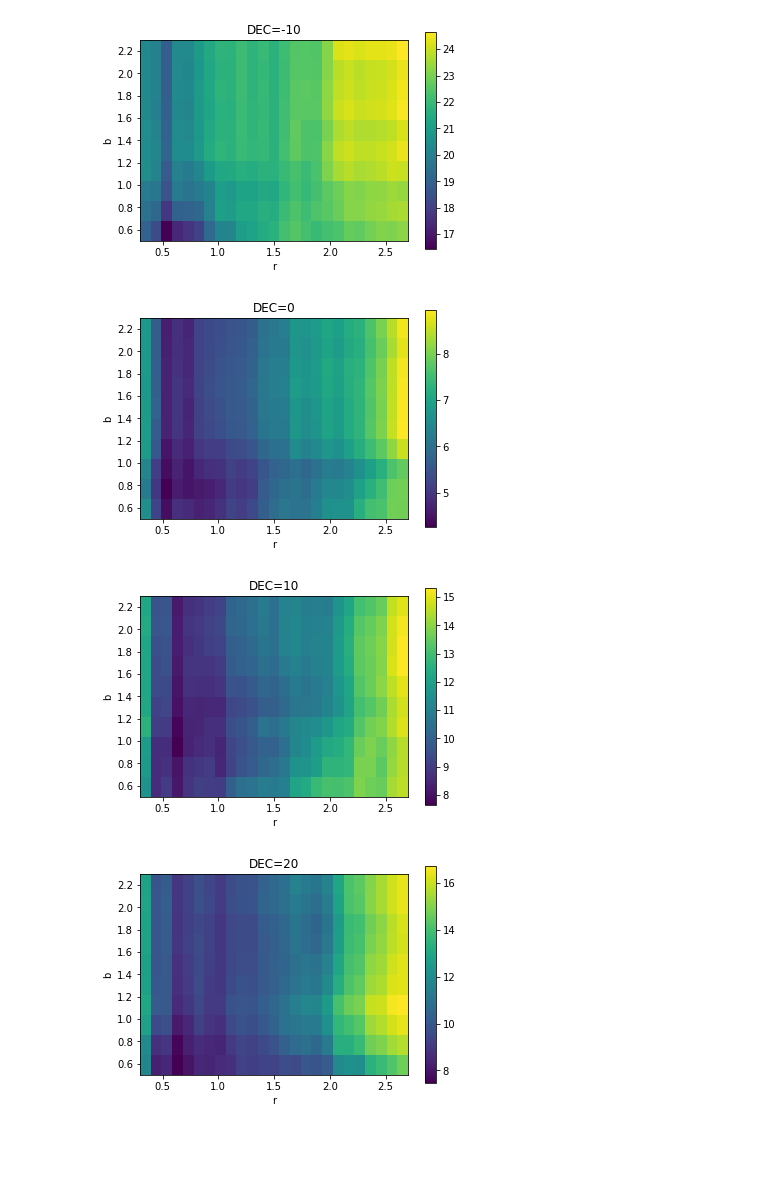
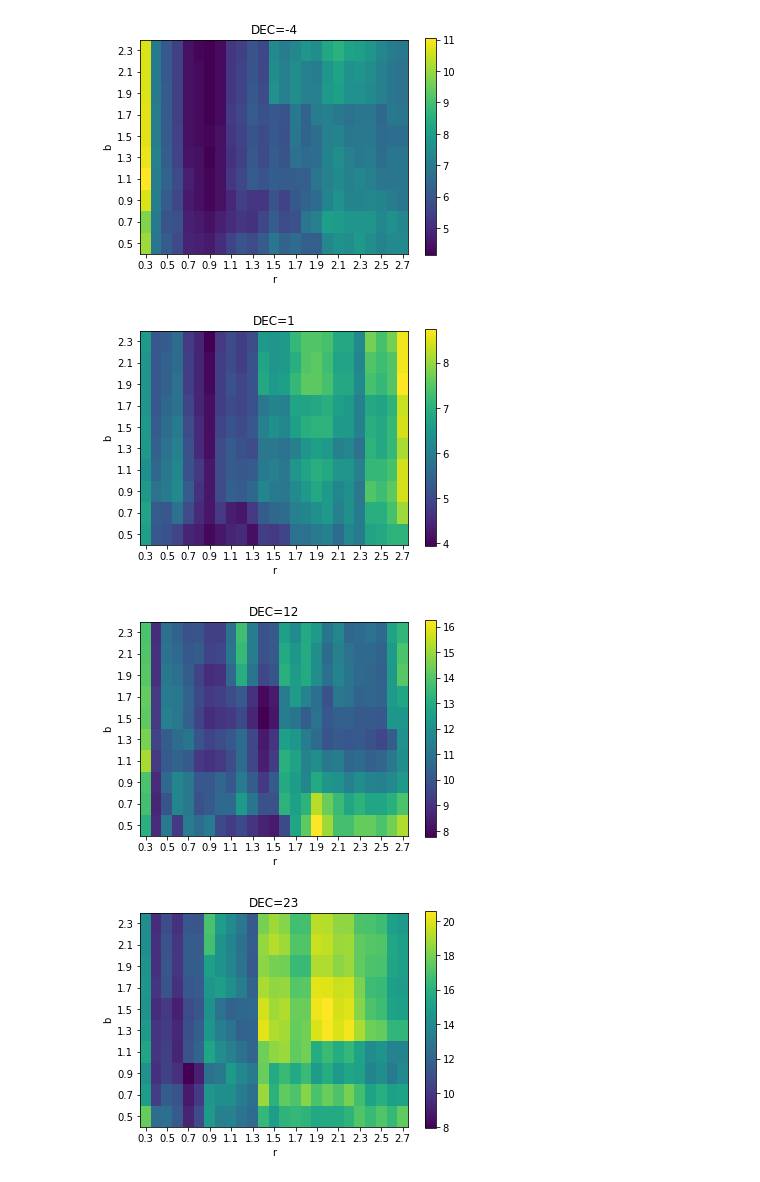
Before and after one commit to dsavchenko/pyicecube10, a Jupyter notebook: validate-aperture.ipynb, the cells around one changed output. Cells and saved outputs as stored; diff of their text form; code cells hidden in the pictures; blank space fills up the shorter version.

```diff
--- a/validate-aperture.ipynb
+++ b/validate-aperture.ipynb
@@ -42,21 +42,20 @@ def e2ulim(ra, dec,r, b):
     anal._clear_caches()
     return ulims[0]#, norms, like
 # %%
-ras = 360 * np.random.random(5)
-decs = [-10, 0, 10, 20, 30, 50, 60]
+ra = 300
+decs = [-4, 1, 12, 23, 33, 53, 63]
 radii = np.linspace(0.3, 2.7, 25)
 betas = np.linspace(0.5, 2.3, 10)
 # %%
+def realisation(dummy):
+    results = []
+    reshuffle = True
+    for dec in decs:
+        results.append([])
+        for b in betas:
+            results[-1].append([])
+            for r in radii:
+                results[-1][-1].append(e2ulim(ra, dec, r, b, reshuffle))
+                reshuffle = False
 
-
-results = []
-for dec in decs:
-    byra = np.zeros((len(betas), len(radii)))
-    for ra in ras:
-        this_ra = []
-        for b in betas:
-            this_ra.append([])
-            for r in radii:
-                this_ra[-1].append(e2ulim(ra, dec, r, b))
-        byra += np.array(this_ra)
-    results.append( byra / len(ras) )
+    return results
@@ -79,13 +74,23 @@ limits /= 3
+# %%
+all_limits = np.load('all_limits_0.npy')
+# %%
+limits = np.median(all_limits, 0)
 # %%
+radii_binsize = radii[1] - radii[0]
+betas_binsize = betas[1] - betas[0]
 for i, dec in enumerate(decs):
     plt.figure()
-    plt.imshow(limits[i].astype('float'), origin='lower', extent = (0.3, 2.7, 0.5,  2.3))
+    plt.imshow(limits[i].astype('float'),
+               origin = 'lower',
+               extent = (0.3-radii_binsize/2, 2.7+radii_binsize/2, 0.5-betas_binsize/2,  2.3+betas_binsize/2))
+    plt.xticks(radii[::2])
+    plt.yticks(betas)
     plt.xlabel('r')
     plt.ylabel('b')
     plt.colorbar()
     plt.title(f'DEC={dec}')
 # %% [output]
-[figure, old version]
+[figure, new version]
-[figure, old version]
+[figure, new version]
-[figure, old version]
+[figure, new version]
-[figure, old version]
+[figure, new version]
```
Also changed, not shown: parts of 10 cells of this notebook, 4 other files.
